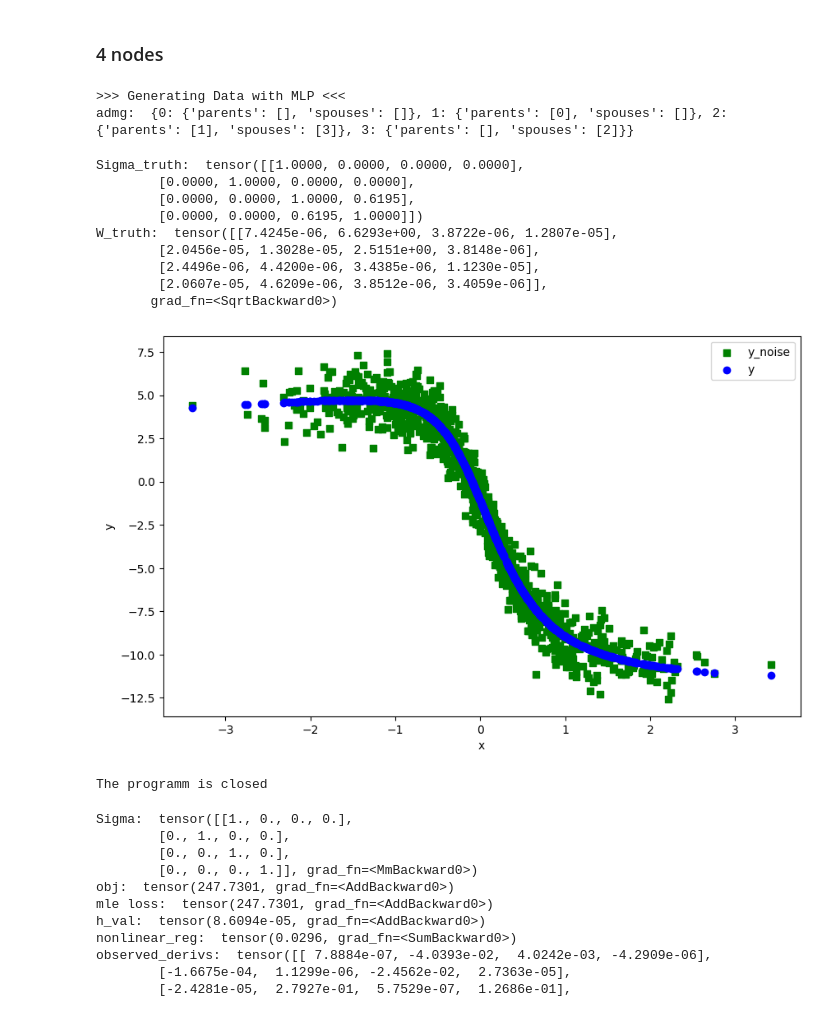
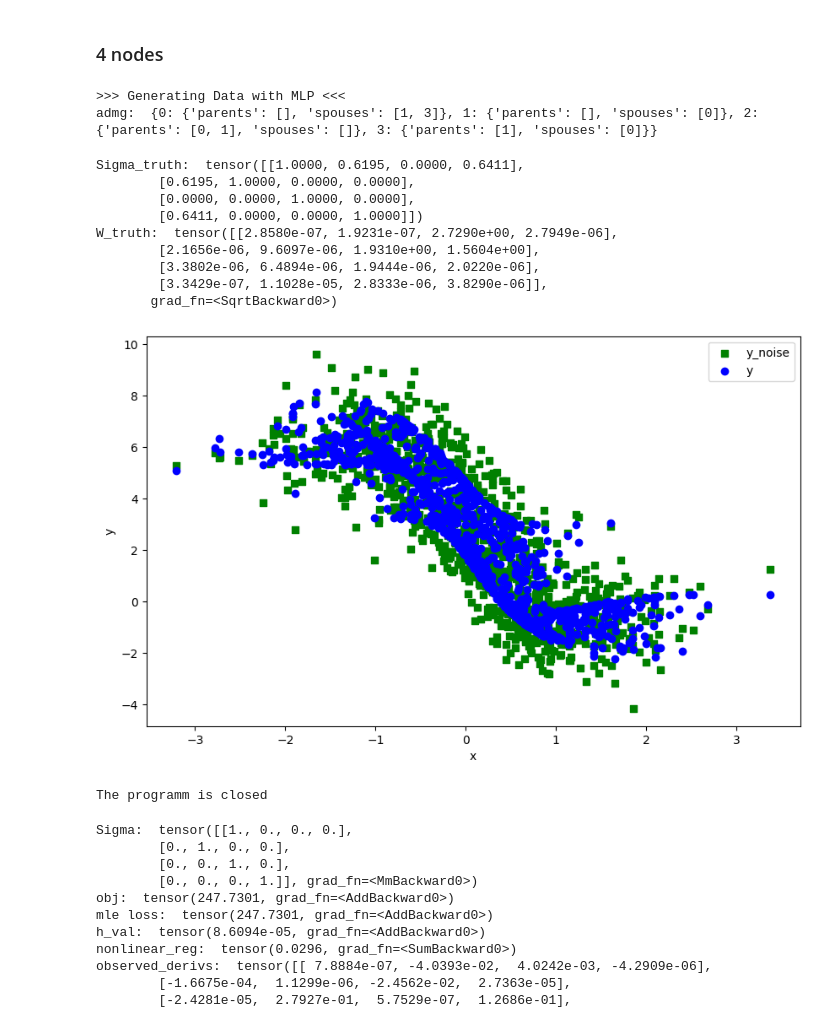
Before and after one commit to yurou-liang/ADMG, a Jupyter notebook: src/DagmaDCE/experiments.ipynb, the cells around one changed output. Drawn from its saved outputs; the diff is of its cells as text; code cells hidden in the pictures.

```diff
--- a/src/DagmaDCE/experiments.ipynb
+++ b/src/DagmaDCE/experiments.ipynb
@@ -2982,7 +2982,7 @@ import networkx as nx
 from torch.func import jacrev, vmap
 # %%
 d = 4
-s = 5
+s = 3
 def f(x_single):
     # expects x_single: shape [d]
     return forward(dims, fc1, fc2, mask, x_single.unsqueeze(0)).squeeze(0)
@@ -2992,7 +2992,7 @@ np.random.seed(s)
 
 print(f'>>> Generating Data with MLP <<<')
 
-admg, A_dir, A_bidir = generate_ancestral_admg(d, p_dir=0.4, p_bidir=0.3, seed=2)
+admg, A_dir, A_bidir = generate_ancestral_admg(d, p_dir=1/(d-1), p_bidir=1/(d-1), seed=s)
 print("admg: ", admg)
 parents = {j: admg[j]['parents'] for j in admg}
 G = nx.DiGraph()
@@ -3007,10 +3007,10 @@ Sigma_truth = generate_covariance(A_bidir, seed=0)
 epsilon = np.random.multivariate_normal([0] * d, Sigma_truth, size=n_samples)
 Sigma_truth = torch.tensor(Sigma_truth)
 epsilon = torch.tensor(epsilon)
-fc1, fc2, mask = generate_layers(d, dims, admg, seed = 9)
+fc1, fc2, mask = generate_layers(d, dims, admg, seed = 3)
 scale_weights(fc1, factor=10)
 for layer in fc2:
-    scale_weights(layer, factor=25)
+    scale_weights(layer, factor=15)
 X_truth = generate_from_epsilon(dims, epsilon, fc1, fc2, mask, parents).detach()
 X = X_truth - epsilon
 
@@ -3022,32 +3022,32 @@ mle_loss_truth = mle_loss(X, X_truth, Sigma_truth)
 M_truth = reverse_SPDLogCholesky(Sigma_truth)
 # %% [output]
 >>> Generating Data with MLP <<<
-admg:  {0: {'parents': [], 'spouses': []}, 1: {'parents': [0], 'spouses': []}, 2: {'parents': [1], 'spouses': [3]}, 3: {'parents': [], 'spouses': [2]}}
+admg:  {0: {'parents': [], 'spouses': [1, 3]}, 1: {'parents': [], 'spouses': [0]}, 2: {'parents': [0, 1], 'spouses': []}, 3: {'parents': [1], 'spouses': [0]}}
 # %%
 print("Sigma_truth: ", Sigma_truth)
 print("W_truth: ", W_truth)
 # %% [output]
-Sigma_truth:  tensor([[1.0000, 0.0000, 0.0000, 0.0000],
-        [0.0000, 1.0000, 0.0000, 0.0000],
-        [0.0000, 0.0000, 1.0000, 0.6195],
-        [0.0000, 0.0000, 0.6195, 1.0000]])
-W_truth:  tensor([[7.4245e-06, 6.6293e+00, 3.8722e-06, 1.2807e-05],
-        [2.0456e-05, 1.3028e-05, 2.5151e+00, 3.8148e-06],
-        [2.4496e-06, 4.4200e-06, 3.4385e-06, 1.1230e-05],
-        [2.0607e-05, 4.6209e-06, 3.8512e-06, 3.4059e-06]],
+Sigma_truth:  tensor([[1.0000, 0.6195, 0.0000, 0.6411],
+        [0.6195, 1.0000, 0.0000, 0.0000],
+        [0.0000, 0.0000, 1.0000, 0.0000],
+        [0.6411, 0.0000, 0.0000, 1.0000]])
+W_truth:  tensor([[2.8580e-07, 1.9231e-07, 2.7290e+00, 2.7949e-06],
+        [2.1656e-06, 9.6097e-06, 1.9310e+00, 1.5604e+00],
+        [3.3802e-06, 6.4894e-06, 1.9444e-06, 2.0220e-06],
+        [3.3429e-07, 1.1028e-05, 2.8333e-06, 3.8290e-06]],
        grad_fn=<SqrtBackward0>)
 # %%
 plt.figure(figsize=(10, 6))  # Optional: specifies the figure size
-plt.scatter(X_truth.detach().numpy()[:, 0], X_truth.detach().numpy()[:, 1], label='y_noise', color='green', marker='s')
-plt.scatter(X_truth.detach().numpy()[:, 0], X.detach().numpy()[:, 1], label='y', color='blue', marker='o')
+plt.scatter(X_truth.detach().numpy()[:, 0], X_truth.detach().numpy()[:, 2], label='y_noise', color='green', marker='s')
+plt.scatter(X_truth.detach().numpy()[:, 0], X.detach().numpy()[:, 2], label='y', color='blue', marker='o')
 #plt.scatter(X_truth.detach().numpy()[:, 0], x_est.detach().numpy()[:, 1], label='x3_est', color='red', marker='s')
 plt.xlabel('x')
 plt.ylabel('y')
 plt.legend()
 plt.show()
 print("The programm is closed")
 # %% [output]
-[figure, old version]
+[figure, new version]
 The programm is closed
 # %%
 eq_model = nonlinear.DagmaMLP(
```
Also changed, not shown: 1 other file.
